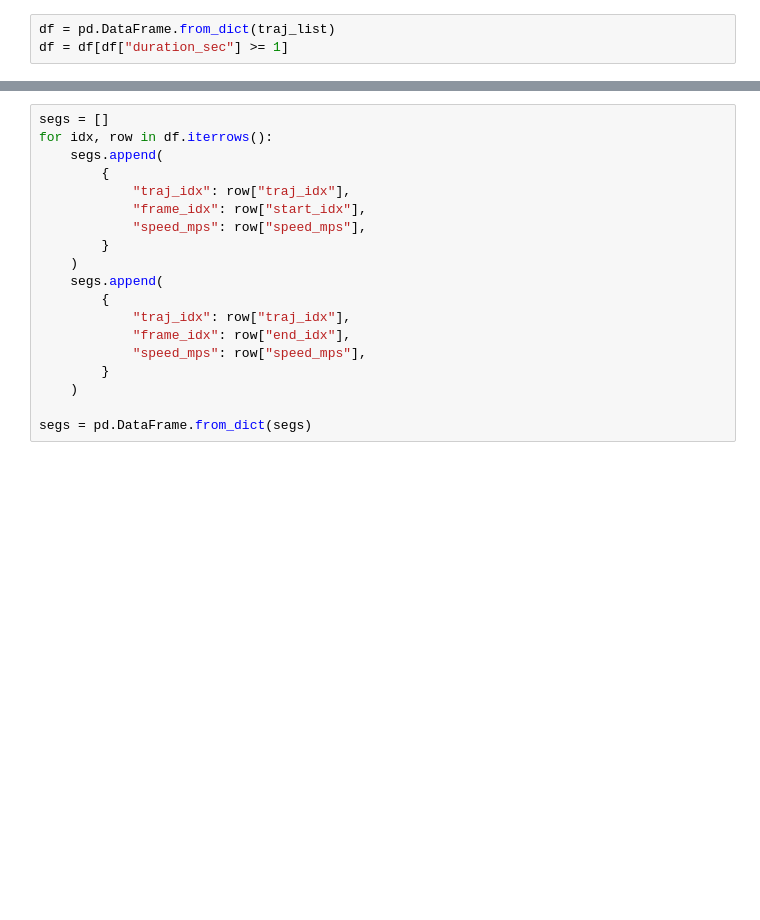
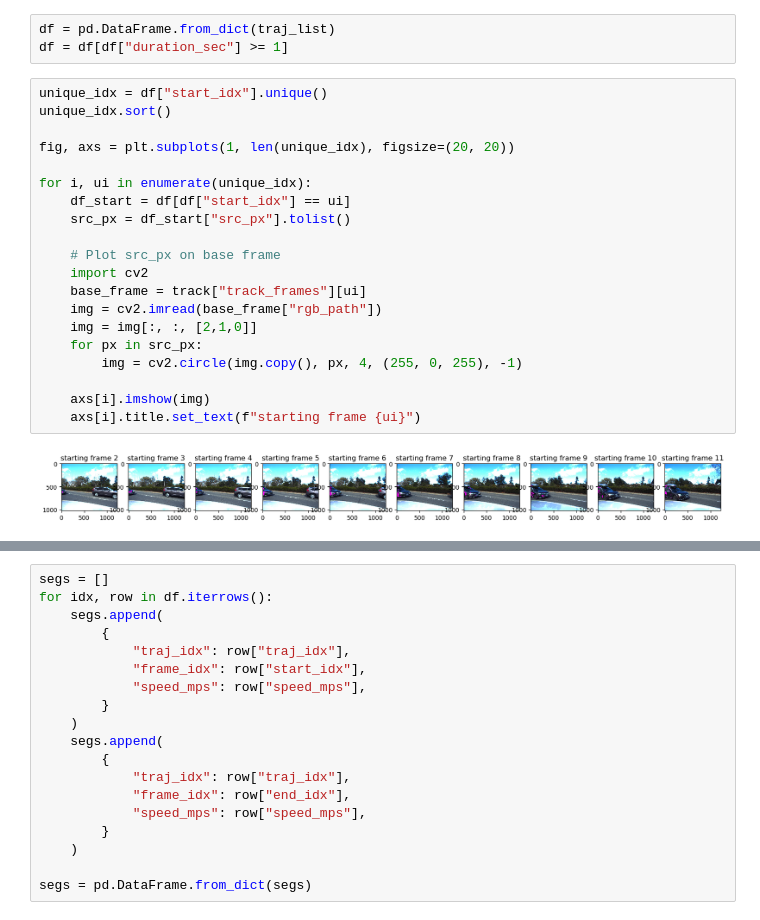
Before and after one commit to bytedance/particle-sfm, a Jupyter notebook: traj_stats.ipynb, the cells around one changed output, grey strips where cells are left out. Drawn from its saved outputs; the diff is of its cells as text; blank space fills up the shorter version.

```diff
--- a/traj_stats.ipynb
+++ b/traj_stats.ipynb
@@ -202,6 +212,28 @@ import matplotlib.pyplot as plt
 # %%
 df = pd.DataFrame.from_dict(traj_list)
 df = df[df["duration_sec"] >= 1]
+# %%
+unique_idx = df["start_idx"].unique()
+unique_idx.sort()
+
+fig, axs = plt.subplots(1, len(unique_idx), figsize=(20, 20))
+
+for i, ui in enumerate(unique_idx):
+    df_start = df[df["start_idx"] == ui]
+    src_px = df_start["src_px"].tolist()
+
+    # Plot src_px on base frame
+    import cv2
+    base_frame = track["track_frames"][ui]
+    img = cv2.imread(base_frame["rgb_path"])
+    img = img[:, :, [2,1,0]]
+    for px in src_px:
+        img = cv2.circle(img.copy(), px, 4, (255, 0, 255), -1)
+
+    axs[i].imshow(img)
+    axs[i].title.set_text(f"starting frame {ui}")
+# %% [output]
+[figure, added]
 # %%
 df.quantile(q=0.5)
 # %% [output]
```
Also changed, not shown: parts of 8 cells of this notebook.
